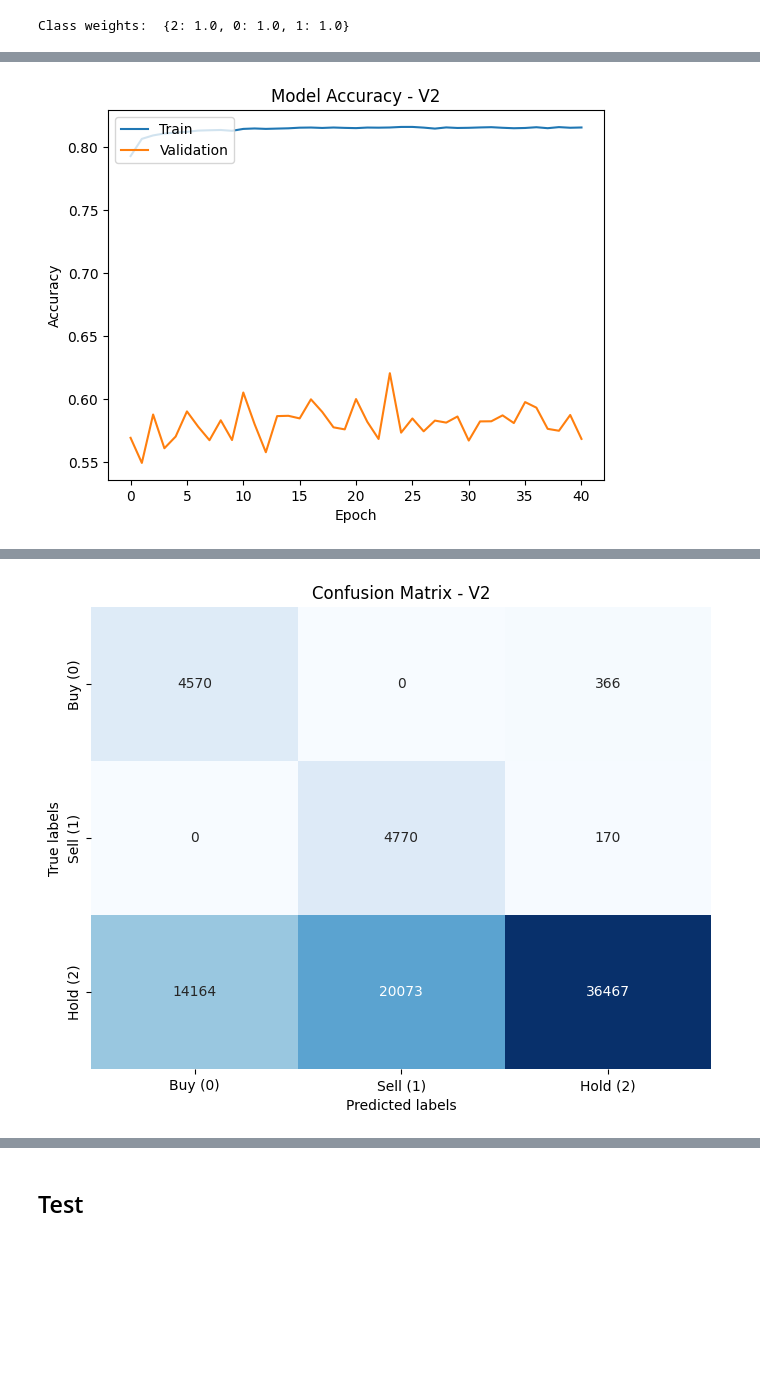
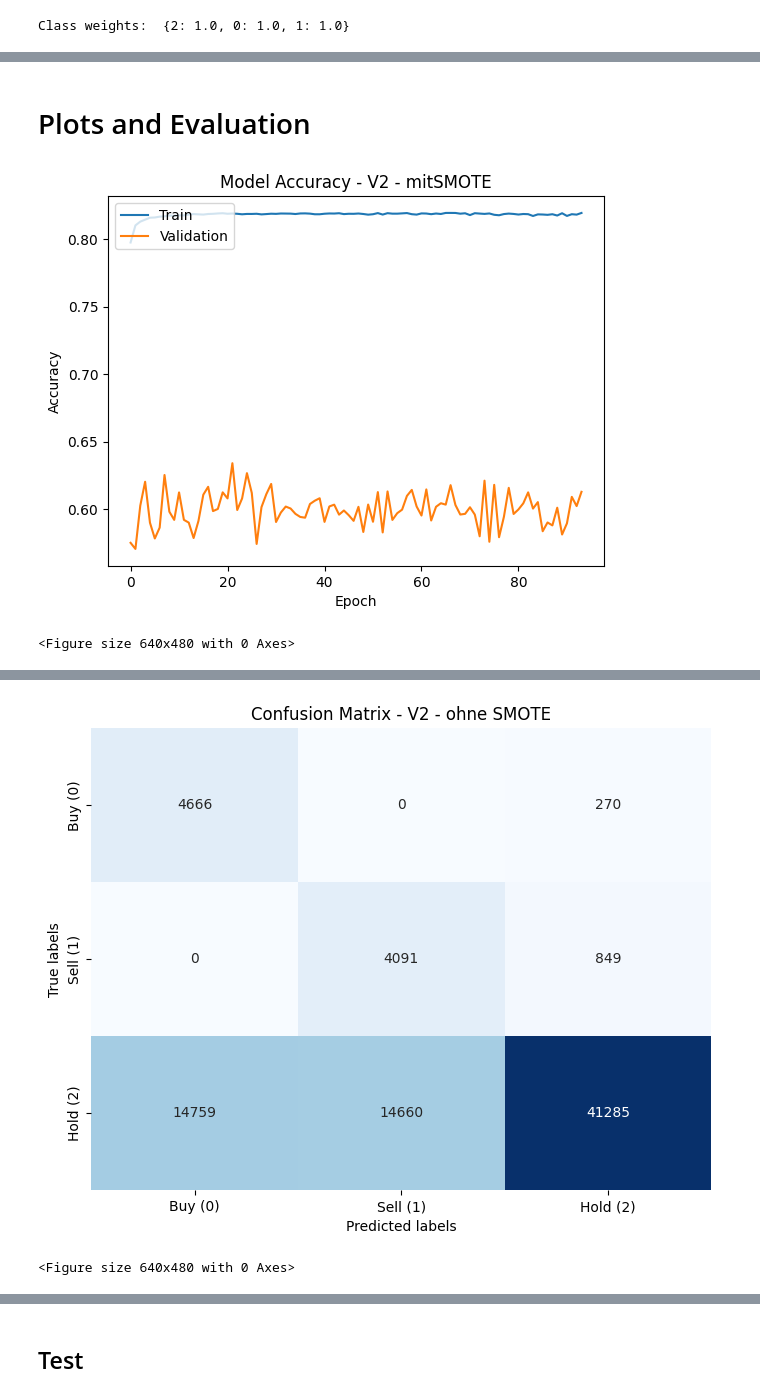
Before and after one commit to Deadeye111/fhgr-cds-305-trading-bot, a Jupyter notebook: CNN/CNN_based_TradingBot_V2.ipynb, the cells around one changed output, grey strips where cells are left out. Drawn from its saved outputs; the diff is of its cells as text; code cells hidden in the pictures; blank space fills up the shorter version.

Commit message:
retrained Basemodel mit und ohne SMOTE

```diff
--- a/CNN/CNN_based_TradingBot_V2.ipynb
+++ b/CNN/CNN_based_TradingBot_V2.ipynb
@@ -693,6 +597,6 @@ merged_df.tail()
 # %%
 # load the merged data
-#merged_df = pd.read_csv('merged_data/merged_data_large.csv')
+merged_df = pd.read_csv('merged_data/merged_data_large_v2.csv')
 # %% [markdown]
 ### Encode the labels
 # %%
@@ -867,3 +775,8 @@ class_weights = {class_id : max_val/num_images for class_id, num_images in count
 print('Class weights: ', class_weights)
 # %% [output]
 Class weights:  {2: 1.0, 0: 1.0, 1: 1.0}
+# %%
+# make a array from y_train and y_cv
+y_train = np.array(y_train)
+y_cv = np.array(y_cv)
+y_test = np.array(y_test)
@@ -1081,2 +885,0 @@ def create_model_cnn(params):
-# %%
-model = create_model_cnn(params)
@@ -1103,6 +885,0 @@ y_cv_encoded = to_categorical(y_cv, num_classes=3)
-# %%
-history = model.fit(x_train, y_train_encoded, epochs=params['epochs'], verbose=1,
-                            batch_size=64, shuffle=True,
-                            validation_data=(x_cv, y_cv_encoded),
-                            callbacks=[es],
-                            class_weight={0: class_weights[0], 1: class_weights[1], class_weights[2]: 2})
@@ -1133,18 +886,23 @@ WARNING:absl:You are saving your model as an HDF5 file via `model.save()` or `ke
+# %% [markdown]
+# Plots and Evaluation
 # %%
 # plot the histrory of the model
 plt.plot(history.history['accuracy'])
 plt.plot(history.history['val_accuracy'])
-plt.title(f"Model Accuracy - {version}")
+plt.title(f"Model Accuracy - {version} - {addInfo}")
 plt.ylabel('Accuracy')
 plt.xlabel('Epoch')
 plt.legend(['Train', 'Validation'], loc='upper left')
 plt.show()
+
+# save the plot
+plot_name = f"Plots/accuracy_plot_{version}_{addInfo}.png"
+plt.savefig(plot_name)
 # %% [output]
-[figure, old version]
+[figure, new version]
+<Figure size 640x480 with 0 Axes>
 # %%
 # ToDo: Checken!! Made with ChatGPT!!
-
-
 import numpy as np
 import seaborn as sns
 import matplotlib.pyplot as plt
@@ -1164,6 +922,10 @@ sns.heatmap(conf_matrix, annot=True, fmt="d", cmap="Blues", cbar=False,
             yticklabels=['Buy (0)', 'Sell (1)', 'Hold (2)'])
 plt.xlabel('Predicted labels')
 plt.ylabel('True labels')
-plt.title(f"Confusion Matrix - {version}")
+plt.title(f"Confusion Matrix - {version} - ohne SMOTE")
 plt.show()
+
+# save the plot
+plot_name = f"Plots/confusion_matrix_{version}_{addInfo}.png"
+plt.savefig(plot_name)
 # %% [output]
@@ -1171,4 +933,5 @@ plt.show()
-[figure, old version]
+[figure, new version]
+<Figure size 640x480 with 0 Axes>
 # %%
 # calculate the accuracy
 from sklearn.metrics import accuracy_score
```
Also changed, not shown: parts of 36 cells of this notebook, 10 other files.
